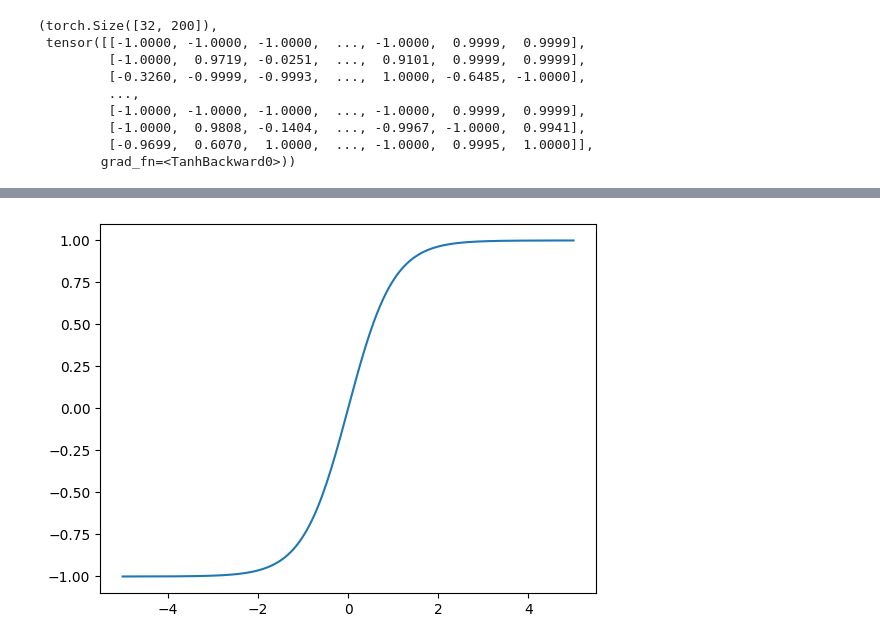
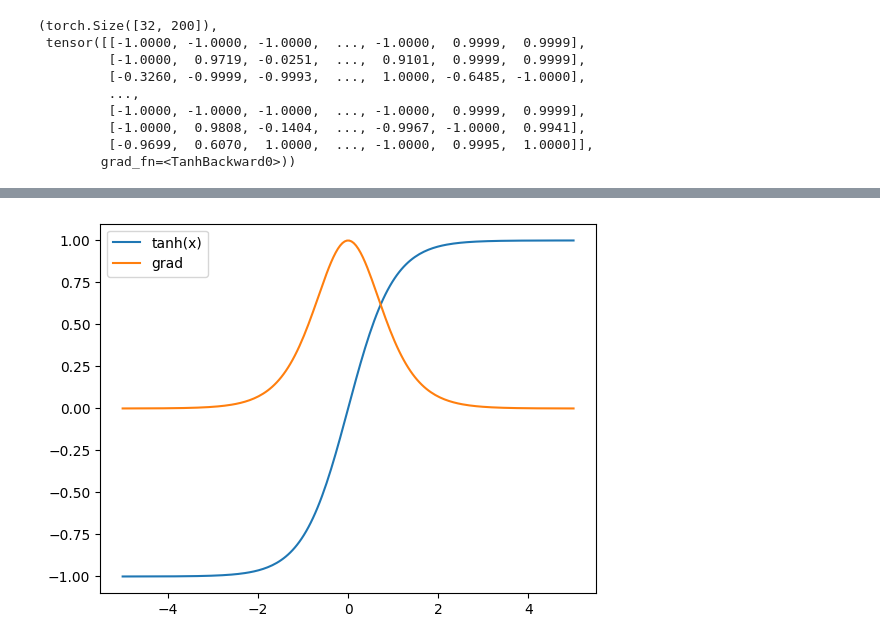
Before and after one commit to tomstagg/nn-zero-to-hero, a Jupyter notebook: 02_makemore/04_walk_through.ipynb, the cells around one changed output, grey strips where cells are left out. Cells and saved outputs as stored; diff of their text form; code cells hidden in the pictures.

```diff
--- a/02_makemore/04_walk_through.ipynb
+++ b/02_makemore/04_walk_through.ipynb
@@ -322,7 +333,17 @@ plt.hist(hpreact.view(-1).tolist(), 50);
 # %%
-# the hidden preactivations, hpreact, when +/- 2 produce nearly saturated tanh values (see h) jwhere gradient is nearly 0:
+# the hidden preactivations, hpreact, when +/- 2 produce nearly saturated tanh values (see h), they are nearly 1 or -1.
+# At this point the gradients go to 0. For tanh the derivative is 1-tanh(x)**2.
+
+# For our hidden layer with 200 tanh. Any gradient passed through the tanh function could end up with ~0 gradient when tanh(x) = +/-1, so
+# killing any contribution from the neuron. Anything before this function would have no impact after it.
+# The gradients flowing through tanh can only be decreased, as inputs are squashed between -1 and 1, x = -5, y=-1.
+# Best case is tanh(0) = 1, grad = 1, full prior grad values flow through
+
 x = torch.linspace(-5,5,steps =200)
-# x
-plt.plot(x, torch.tanh(x));
+grad = lambda x : 1-torch.tanh(x)**2
+
+plt.plot(x, torch.tanh(x), label='tanh(x)')
+plt.plot(x, grad(x), label='grad')
+plt.legend();
 # %% [output]
-[figure, old version]
+[figure, new version]
```
Also changed, not shown: parts of 59 cells of this notebook, 4 other files.
